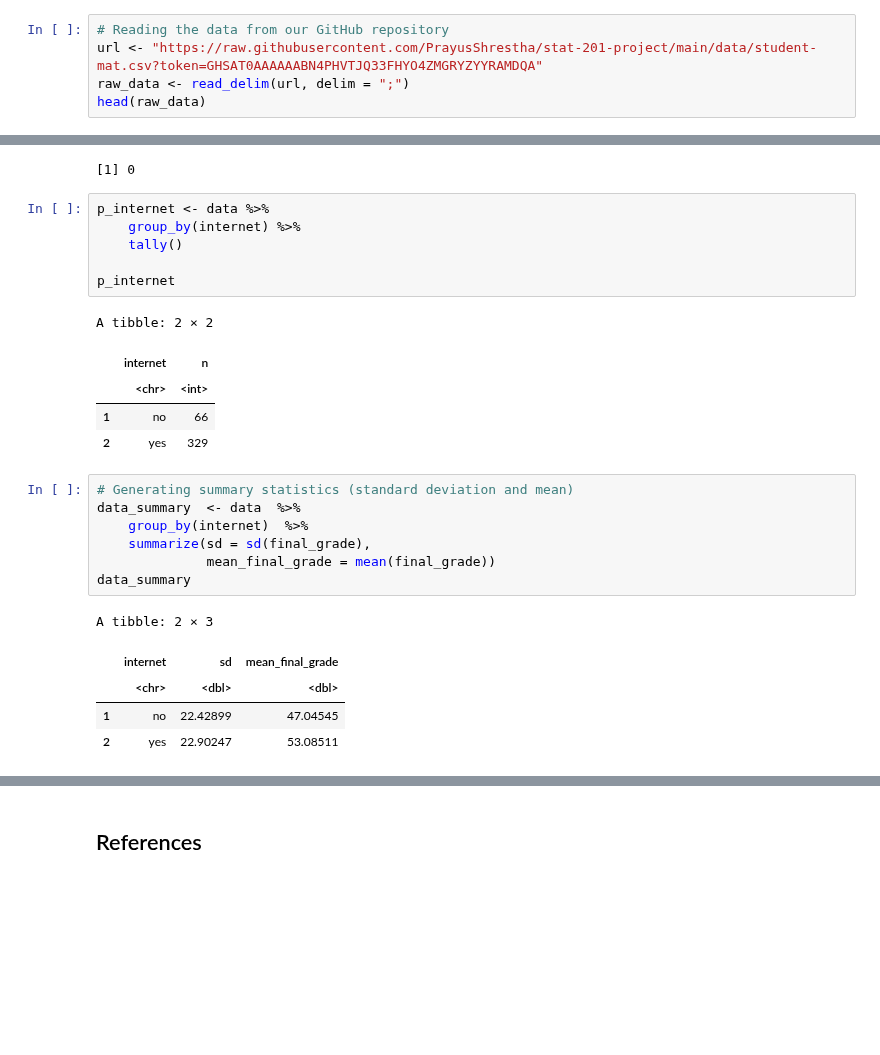
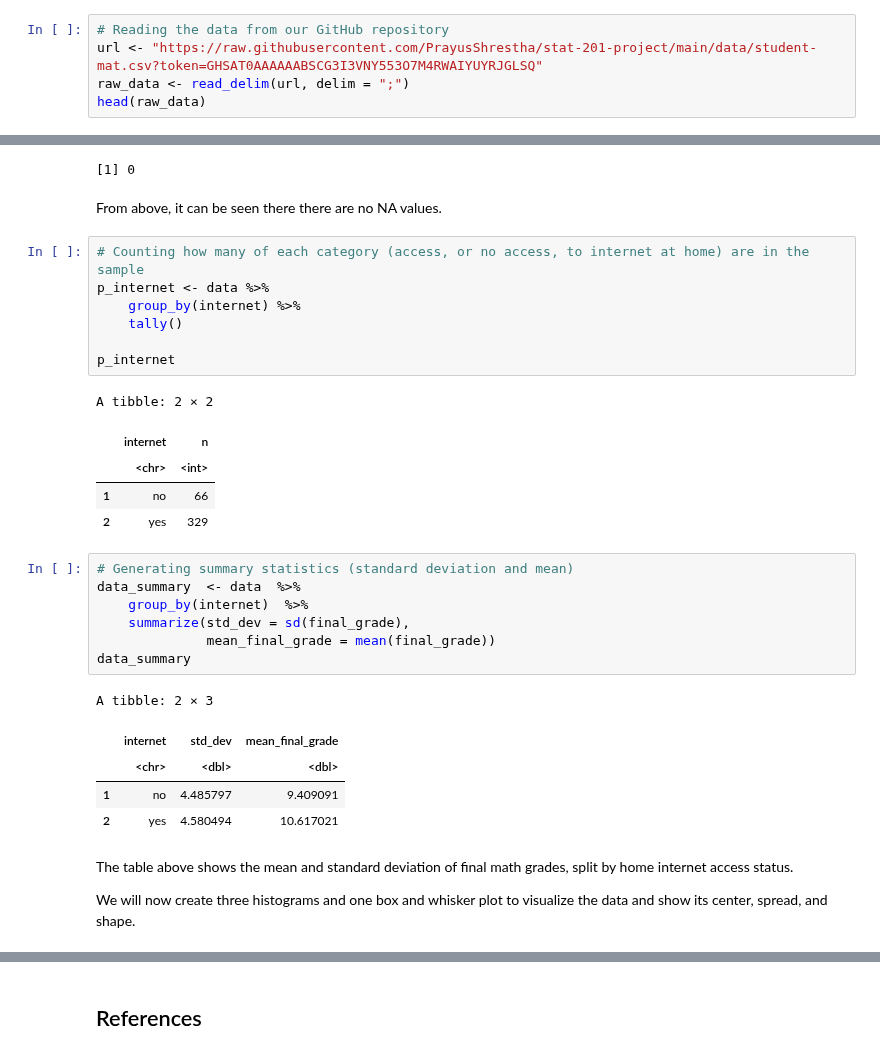
Before and after one commit to jjadeb/stat-201-project, a Jupyter notebook: src/proposal.ipynb, the cells around one changed output, grey strips where cells are left out. Drawn from its saved outputs; the diff is of its cells as text; blank space fills up the shorter version.

```diff
--- a/src/proposal.ipynb
+++ b/src/proposal.ipynb
@@ -31,6 +25,6 @@ library(cowplot)
 # %%
 # Reading the data from our GitHub repository
-url <- "https://raw.githubusercontent.com/PrayusShrestha/stat-201-project/main/data/student-mat.csv?token=GHSAT0AAAAAABN4PHVTJQ33FHYO4ZMGRYZYYRAMDQA"
+url <- "https://raw.githubusercontent.com/PrayusShrestha/stat-201-project/main/data/student-mat.csv?token=GHSAT0AAAAAABSCG3I3VNY553O7M4RWAIYUYRJGLSQ"
 raw_data <- read_delim(url, delim = ";")
 head(raw_data)
 # %% [output]
@@ -88,7 +82,10 @@ num_of_na_final_grade
 # %% [output]
 [1] 0
 [1] 0
+# %% [markdown]
+From above, it can be seen there there are no NA values.
 # %%
+# Counting how many of each category (access, or no access, to internet at home) are in the sample
 p_internet <- data %>%
     group_by(internet) %>%
     tally()
@@ -103,14 +100,18 @@ A tibble: 2 × 2
 # %%
 # Generating summary statistics (standard deviation and mean)
 data_summary  <- data  %>%
     group_by(internet)  %>%
-    summarize(sd = sd(final_grade),
+    summarize(std_dev = sd(final_grade),
               mean_final_grade = mean(final_grade))
 data_summary
 # %% [output]
 A tibble: 2 × 3
-|  | internet | sd | mean_final_grade |
+|  | internet | std_dev | mean_final_grade |
 |  | <chr> | <dbl> | <dbl> |
-| 1 | no | 22.42899 | 47.04545 |
-| 2 | yes | 22.90247 | 53.08511 |
+| 1 | no | 4.485797 | 9.409091 |
+| 2 | yes | 4.580494 | 10.617021 |
+# %% [markdown]
+The table above shows the mean and standard deviation of final math grades, split by home internet access status.
+
+We will now create three histograms and one box and whisker plot to visualize the data and show its center, spread, and shape.
 # %%
```
Also changed, not shown: parts of 13 cells of this notebook.
